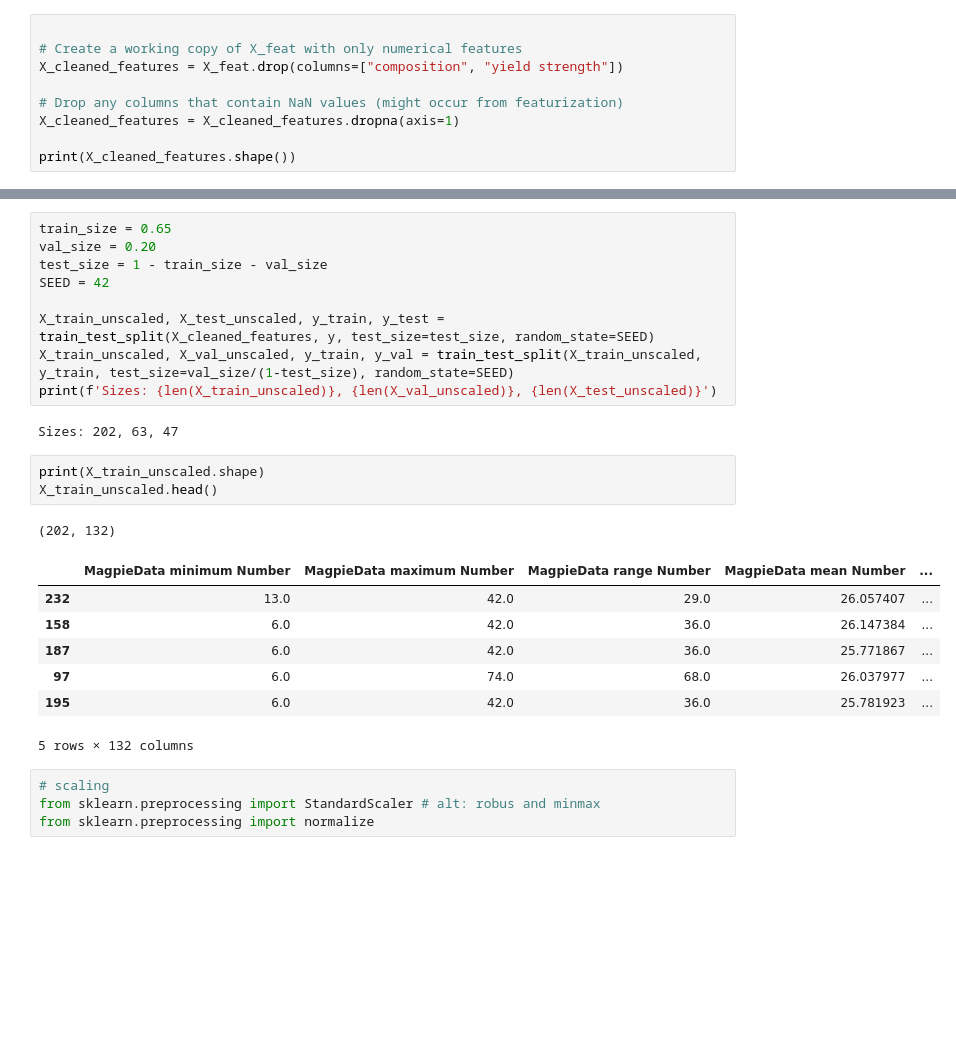
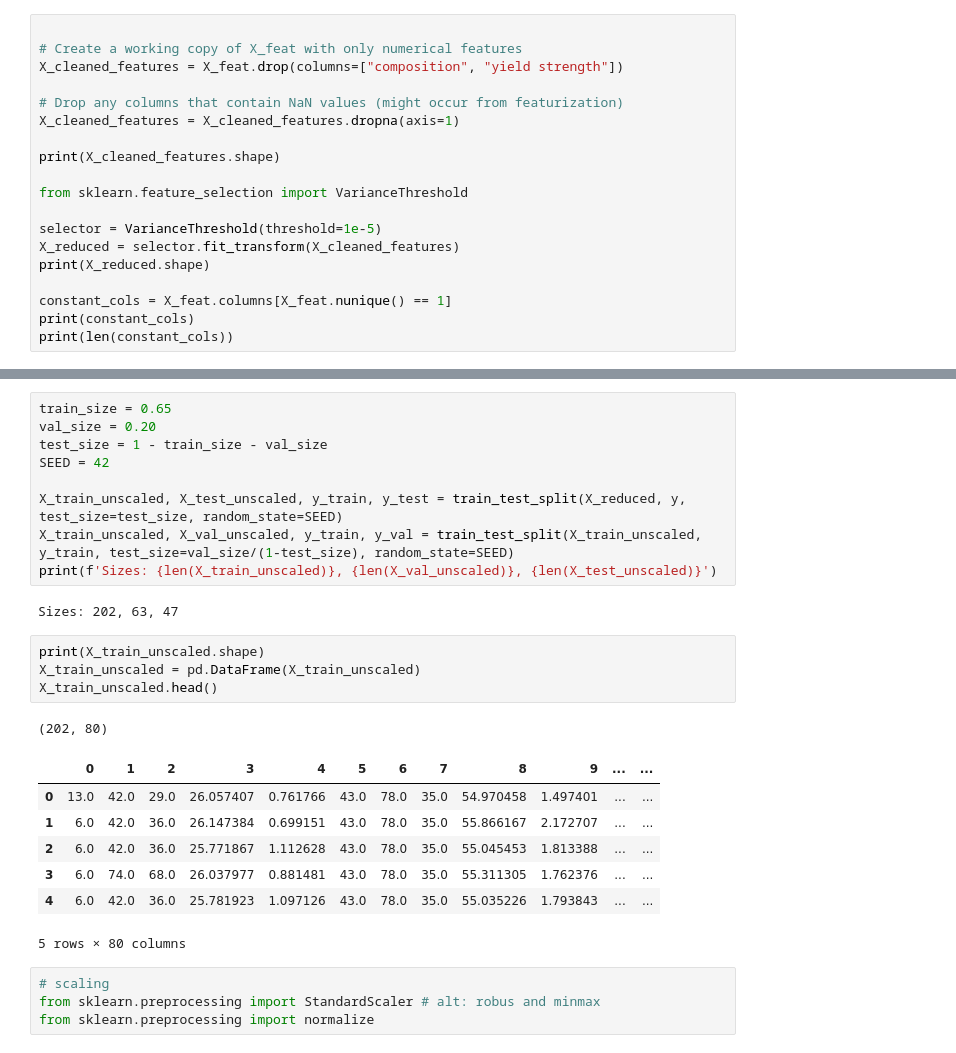
Before and after one commit to whyyyyyft/ML-materials, a Jupyter notebook: ML_Research.ipynb, the cells around one changed output, grey strips where cells are left out. Cells and saved outputs as stored; diff of their text form; blank space fills up the shorter version.

```diff
--- a/ML_Research.ipynb
+++ b/ML_Research.ipynb
@@ -278,5 +278,15 @@ X_cleaned_features = X_feat.drop(columns=["composition", "yield strength"])
 # Drop any columns that contain NaN values (might occur from featurization)
 X_cleaned_features = X_cleaned_features.dropna(axis=1)
 
-print(X_cleaned_features.shape())
+print(X_cleaned_features.shape)
+
+from sklearn.feature_selection import VarianceThreshold
+
+selector = VarianceThreshold(threshold=1e-5)
+X_reduced = selector.fit_transform(X_cleaned_features)
+print(X_reduced.shape)
+
+constant_cols = X_feat.columns[X_feat.nunique() == 1]
+print(constant_cols)
+print(len(constant_cols))
 # %% [output]
@@ -287,23 +313,24 @@ val_size = 0.20
 test_size = 1 - train_size - val_size
 SEED = 42
 
-X_train_unscaled, X_test_unscaled, y_train, y_test = train_test_split(X_cleaned_features, y, test_size=test_size, random_state=SEED)
+X_train_unscaled, X_test_unscaled, y_train, y_test = train_test_split(X_reduced, y, test_size=test_size, random_state=SEED)
 X_train_unscaled, X_val_unscaled, y_train, y_val = train_test_split(X_train_unscaled, y_train, test_size=val_size/(1-test_size), random_state=SEED)
 print(f'Sizes: {len(X_train_unscaled)}, {len(X_val_unscaled)}, {len(X_test_unscaled)}')
 # %% [output]
 Sizes: 202, 63, 47
 # %%
 print(X_train_unscaled.shape)
+X_train_unscaled = pd.DataFrame(X_train_unscaled)
 X_train_unscaled.head()
 # %% [output]
-(202, 132)
+(202, 80)
-|  | MagpieData minimum Number | MagpieData maximum Number | MagpieData range Number | MagpieData mean Number | ... |
-| 232 | 13.0 | 42.0 | 29.0 | 26.057407 | ... |
-| 158 | 6.0 | 42.0 | 36.0 | 26.147384 | ... |
-| 187 | 6.0 | 42.0 | 36.0 | 25.771867 | ... |
-| 97 | 6.0 | 74.0 | 68.0 | 26.037977 | ... |
-| 195 | 6.0 | 42.0 | 36.0 | 25.781923 | ... |
+|  | 0 | 1 | 2 | 3 | 4 | 5 | 6 | 7 | 8 | 9 | ... | ... |
+| 0 | 13.0 | 42.0 | 29.0 | 26.057407 | 0.761766 | 43.0 | 78.0 | 35.0 | 54.970458 | 1.497401 | ... | ... |
+| 1 | 6.0 | 42.0 | 36.0 | 26.147384 | 0.699151 | 43.0 | 78.0 | 35.0 | 55.866167 | 2.172707 | ... | ... |
+| 2 | 6.0 | 42.0 | 36.0 | 25.771867 | 1.112628 | 43.0 | 78.0 | 35.0 | 55.045453 | 1.813388 | ... | ... |
+| 3 | 6.0 | 74.0 | 68.0 | 26.037977 | 0.881481 | 43.0 | 78.0 | 35.0 | 55.311305 | 1.762376 | ... | ... |
+| 4 | 6.0 | 42.0 | 36.0 | 25.781923 | 1.097126 | 43.0 | 78.0 | 35.0 | 55.035226 | 1.793843 | ... | ... |
-5 rows × 132 columns
+5 rows × 80 columns
 # %%
 # scaling
 from sklearn.preprocessing import StandardScaler # alt: robus and minmax
```
Also changed, not shown: parts of 10 cells of this notebook.
